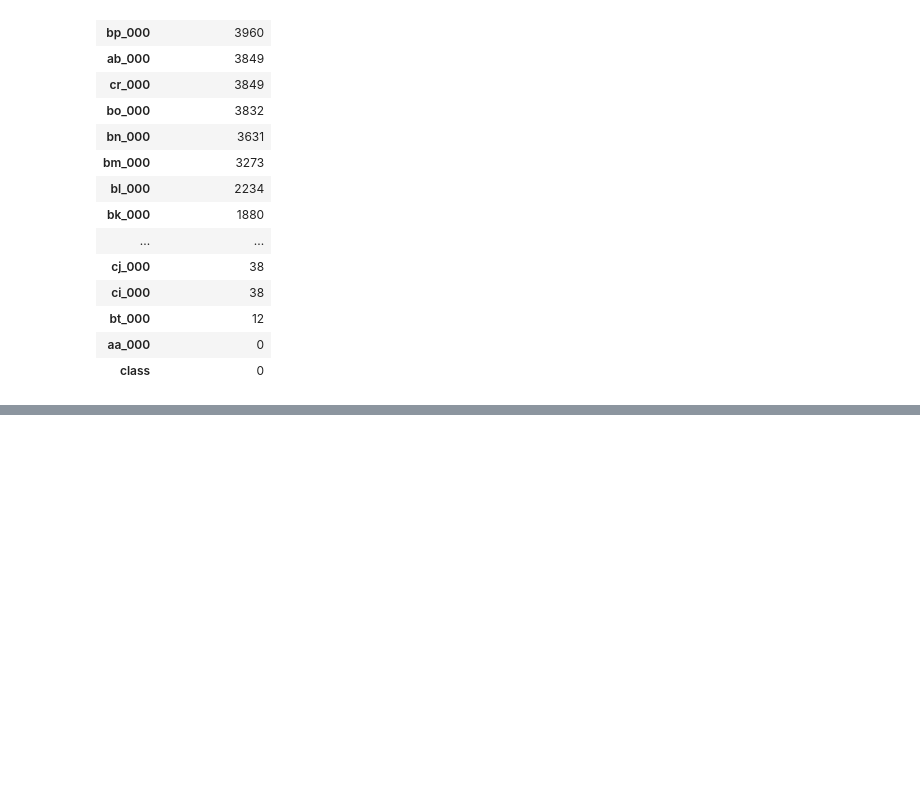
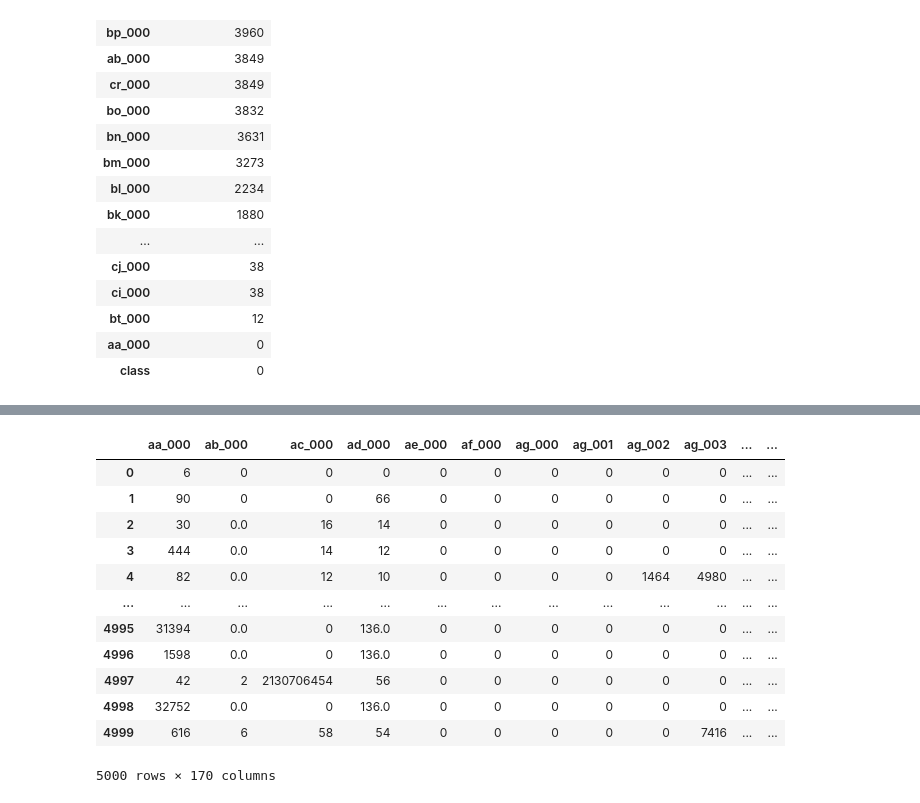
Before and after one commit to Nani9966/ANN, a Jupyter notebook: ANN_FSDS.ipynb, the cells around one changed output, grey strips where cells are left out. Drawn from its saved outputs; the diff is of its cells as text; code cells hidden in the pictures; blank space fills up the shorter version.

```diff
--- a/ANN_FSDS.ipynb
+++ b/ANN_FSDS.ipynb
@@ -85,3 +85,6 @@ pd.DataFrame(dataset.isnull().sum().sort_values(ascending=False)).rename(columns
 | bt_000 | 12 |
 | aa_000 | 0 |
 | class | 0 |
+# %%
+for feature in [feature for feature in dataset.columns if feature not in ['class']]:
+  dataset[feature]=dataset[feature].fillna(dataset[feature].median())
@@ -87,0 +126,2 @@ pd.DataFrame(dataset.isnull().sum().sort_values(ascending=False)).rename(columns
+# %%
+X=dataset.drop("class",axis=1)
@@ -87,0 +130,16 @@ pd.DataFrame(dataset.isnull().sum().sort_values(ascending=False)).rename(columns
+# %%
+X
+# %% [output]
+|  | aa_000 | ab_000 | ac_000 | ad_000 | ae_000 | af_000 | ag_000 | ag_001 | ag_002 | ag_003 | ... | ... |
+| 0 | 6 | 0 | 0 | 0 | 0 | 0 | 0 | 0 | 0 | 0 | ... | ... |
+| 1 | 90 | 0 | 0 | 66 | 0 | 0 | 0 | 0 | 0 | 0 | ... | ... |
+| 2 | 30 | 0.0 | 16 | 14 | 0 | 0 | 0 | 0 | 0 | 0 | ... | ... |
+| 3 | 444 | 0.0 | 14 | 12 | 0 | 0 | 0 | 0 | 0 | 0 | ... | ... |
+| 4 | 82 | 0.0 | 12 | 10 | 0 | 0 | 0 | 0 | 1464 | 4980 | ... | ... |
+| ... | ... | ... | ... | ... | ... | ... | ... | ... | ... | ... | ... | ... |
+| 4995 | 31394 | 0.0 | 0 | 136.0 | 0 | 0 | 0 | 0 | 0 | 0 | ... | ... |
+| 4996 | 1598 | 0.0 | 0 | 136.0 | 0 | 0 | 0 | 0 | 0 | 0 | ... | ... |
+| 4997 | 42 | 2 | 2130706454 | 56 | 0 | 0 | 0 | 0 | 0 | 0 | ... | ... |
+| 4998 | 32752 | 0.0 | 0 | 136.0 | 0 | 0 | 0 | 0 | 0 | 0 | ... | ... |
+| 4999 | 616 | 6 | 58 | 54 | 0 | 0 | 0 | 0 | 0 | 7416 | ... | ... |
+5000 rows × 170 columns
```
Also changed, not shown: parts of 26 cells of this notebook.
